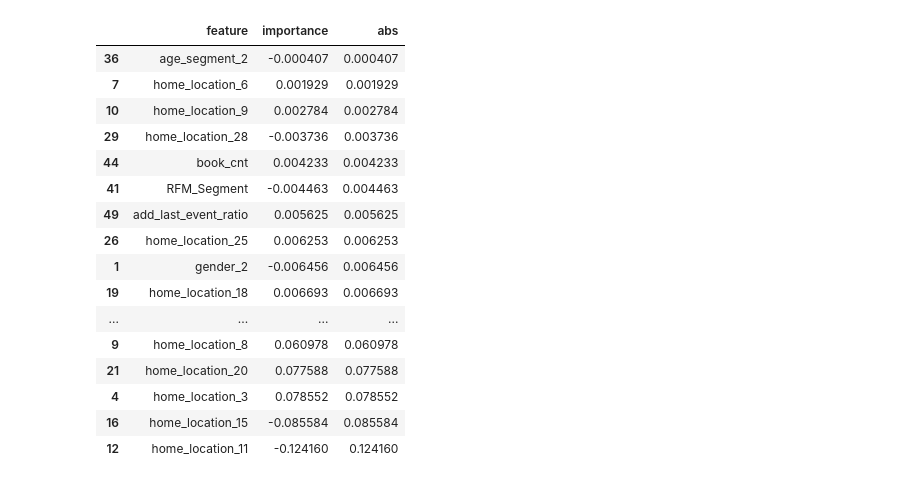
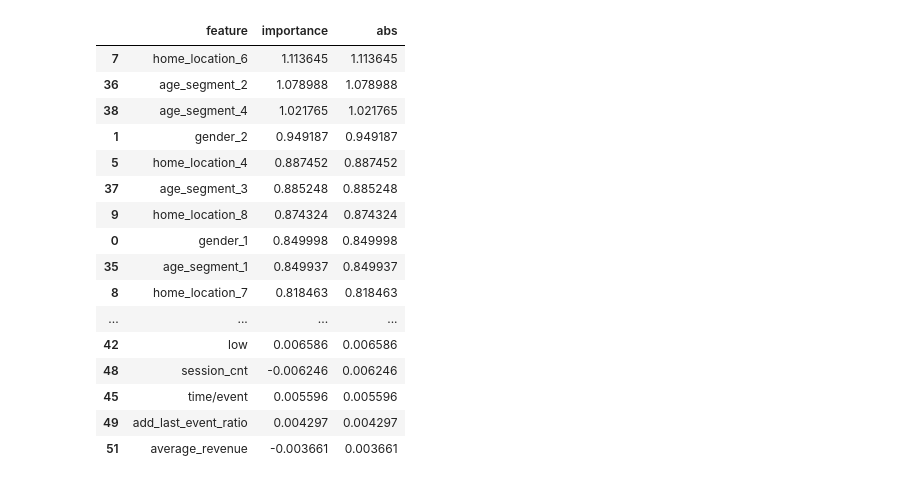
Before and after one commit to NARAEIM/tp2-da, a Jupyter notebook: logistic.ipynb, the cells around one changed output. Saved outputs shown, nothing was run; the diff lists cells and outputs as text; code cells hidden in the pictures.

```diff
--- a/logistic.ipynb
+++ b/logistic.ipynb
@@ -32,8 +32,6 @@ df.loc[:,'session_cnt'] = df.loc[:,'session_cnt'].astype('Int32')
 df.loc[:,'add_last_event_ratio'] = df.loc[:,'add_last_event_ratio'].astype('float32')
 df.loc[:,'promo_use_ratio'] = df.loc[:,'promo_use_ratio'].astype('float32')
 df.loc[:,'average_revenue'] = df.loc[:,'average_revenue'].astype('float64')
-# %%
-df = df[(df['RFM_Segment'] == 122) | (df['RFM_Segment'] == 222) | (df['RFM_Segment'] == 322)]
 # %%
 df.info()
 # %% [output]
@@ -149,0 +217,8 @@ accuracy_score(y_test, y_pred)
+# %%
+param = {'multi_class' : ['ovr'],
+        'C' : [0.01,0.02, 0.03, 0.04, 0.05, 0.06, 0.07, 0.08, 0.09, 0.1],
+        'max_iter' : range(100, 2000, 50)
+        }
+
+grid_search = GridSearchCV(logreg2, param, cv=5)
+grid_search.fit(X_train, y_train)
@@ -154,5 +286,7 @@ ROC_AUC_score 0.5014332190219539
 # %%
-feature_importance = logreg.coef_[0]
+best_model = grid_search.best_estimator_
+feature_importance = best_model.coef_[0]
+
 
 # 결과 출력
 feature_set = pd.DataFrame()
@@ -167,22 +319,22 @@ feature_set['importance'] = ls2
 # %%
 feature_set['abs'] = [abs(x) for x in ls2]
 # %%
-feature_set.sort_values('abs')
+feature_set.sort_values('abs', ascending =False)
 # %% [output]
 |  | feature | importance | abs |
-| 36 | age_segment_2 | -0.000407 | 0.000407 |
-| 7 | home_location_6 | 0.001929 | 0.001929 |
-| 10 | home_location_9 | 0.002784 | 0.002784 |
-| 29 | home_location_28 | -0.003736 | 0.003736 |
-| 44 | book_cnt | 0.004233 | 0.004233 |
-| 41 | RFM_Segment | -0.004463 | 0.004463 |
-| 49 | add_last_event_ratio | 0.005625 | 0.005625 |
-| 26 | home_location_25 | 0.006253 | 0.006253 |
-| 1 | gender_2 | -0.006456 | 0.006456 |
-| 19 | home_location_18 | 0.006693 | 0.006693 |
+| 7 | home_location_6 | 1.113645 | 1.113645 |
+| 36 | age_segment_2 | 1.078988 | 1.078988 |
+| 38 | age_segment_4 | 1.021765 | 1.021765 |
+| 1 | gender_2 | 0.949187 | 0.949187 |
+| 5 | home_location_4 | 0.887452 | 0.887452 |
+| 37 | age_segment_3 | 0.885248 | 0.885248 |
+| 9 | home_location_8 | 0.874324 | 0.874324 |
+| 0 | gender_1 | 0.849998 | 0.849998 |
+| 35 | age_segment_1 | 0.849937 | 0.849937 |
+| 8 | home_location_7 | 0.818463 | 0.818463 |
 | ... | ... | ... | ... |
-| 9 | home_location_8 | 0.060978 | 0.060978 |
-| 21 | home_location_20 | 0.077588 | 0.077588 |
-| 4 | home_location_3 | 0.078552 | 0.078552 |
-| 16 | home_location_15 | -0.085584 | 0.085584 |
-| 12 | home_location_11 | -0.124160 | 0.124160 |
+| 42 | low | 0.006586 | 0.006586 |
+| 48 | session_cnt | -0.006246 | 0.006246 |
+| 45 | time/event | 0.005596 | 0.005596 |
+| 49 | add_last_event_ratio | 0.004297 | 0.004297 |
+| 51 | average_revenue | -0.003661 | 0.003661 |
```
Also changed, not shown: parts of 23 cells of this notebook.
